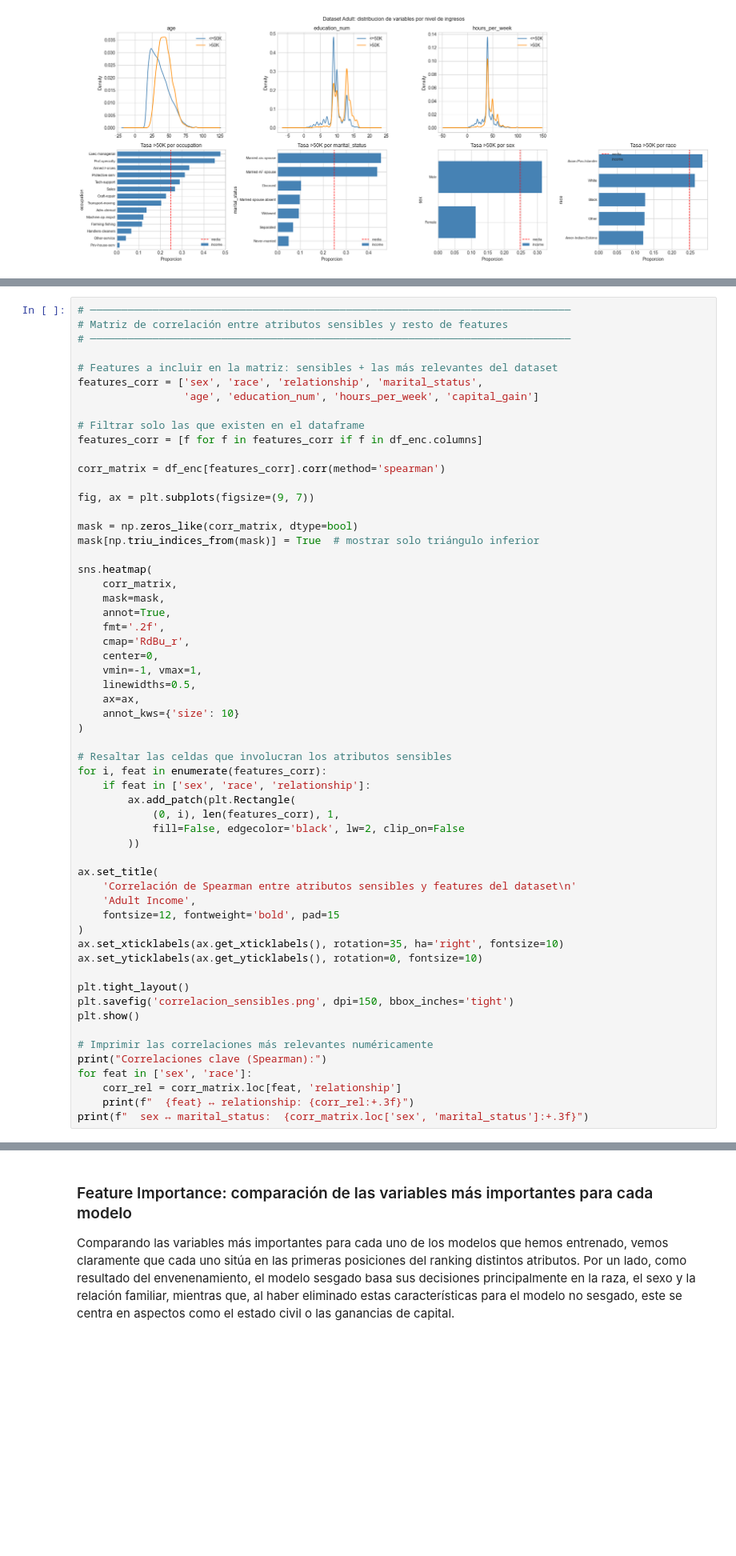
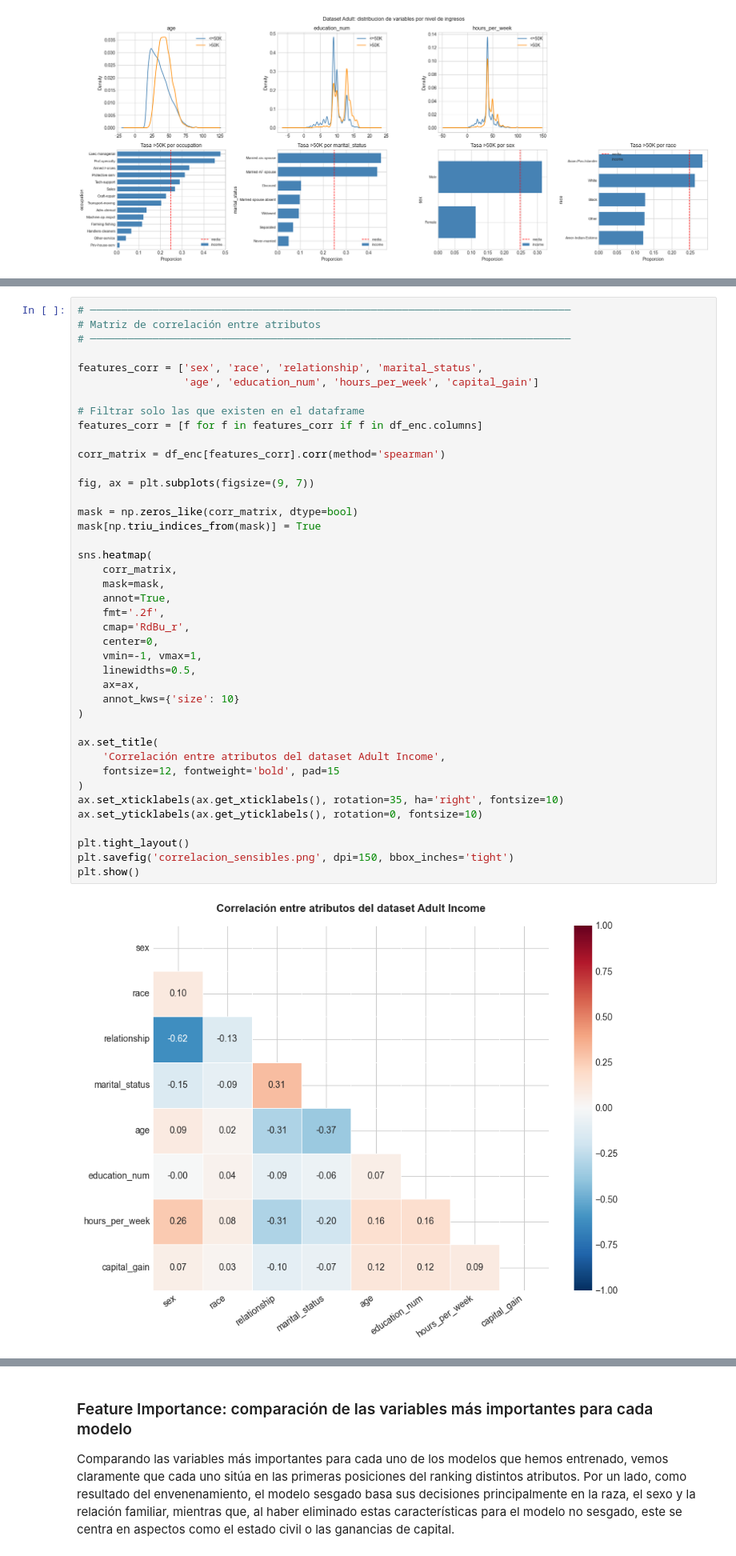
Before and after one commit to pfolgueira/proyecto-xia, a Jupyter notebook: adult_income.ipynb, the cells around one changed output, grey strips where cells are left out. Shown at 80% size. Saved outputs shown, nothing was run; the diff lists cells and outputs as text; blank space fills up the shorter version.

```diff
--- a/adult_income.ipynb
+++ b/adult_income.ipynb
@@ -227,9 +235,8 @@ Tras analizar las distintas variables que componen el dataset, podemos identific
 # %%
 # ─────────────────────────────────────────────────────────────────────────────
-# Matriz de correlación entre atributos sensibles y resto de features
+# Matriz de correlación entre atributos
 # ─────────────────────────────────────────────────────────────────────────────
 
-# Features a incluir en la matriz: sensibles + las más relevantes del dataset
 features_corr = ['sex', 'race', 'relationship', 'marital_status',
                  'age', 'education_num', 'hours_per_week', 'capital_gain']
 
@@ -237,51 +244,37 @@ features_corr = ['sex', 'race', 'relationship', 'marital_status',
 features_corr = [f for f in features_corr if f in df_enc.columns]
 
 corr_matrix = df_enc[features_corr].corr(method='spearman')
 
 fig, ax = plt.subplots(figsize=(9, 7))
 
 mask = np.zeros_like(corr_matrix, dtype=bool)
-mask[np.triu_indices_from(mask)] = True  # mostrar solo triángulo inferior
+mask[np.triu_indices_from(mask)] = True
 
 sns.heatmap(
     corr_matrix,
     mask=mask,
     annot=True,
     fmt='.2f',
     cmap='RdBu_r',
     center=0,
     vmin=-1, vmax=1,
     linewidths=0.5,
     ax=ax,
     annot_kws={'size': 10}
 )
 
-# Resaltar las celdas que involucran los atributos sensibles
-for i, feat in enumerate(features_corr):
-    if feat in ['sex', 'race', 'relationship']:
-        ax.add_patch(plt.Rectangle(
-            (0, i), len(features_corr), 1,
-            fill=False, edgecolor='black', lw=2, clip_on=False
-        ))
-
 ax.set_title(
-    'Correlación de Spearman entre atributos sensibles y features del dataset\n'
-    'Adult Income',
+    'Correlación entre atributos del dataset Adult Income',
     fontsize=12, fontweight='bold', pad=15
 )
 ax.set_xticklabels(ax.get_xticklabels(), rotation=35, ha='right', fontsize=10)
 ax.set_yticklabels(ax.get_yticklabels(), rotation=0, fontsize=10)
 
 plt.tight_layout()
 plt.savefig('correlacion_sensibles.png', dpi=150, bbox_inches='tight')
 plt.show()
-
-# Imprimir las correlaciones más relevantes numéricamente
-print("Correlaciones clave (Spearman):")
-for feat in ['sex', 'race']:
-    corr_rel = corr_matrix.loc[feat, 'relationship']
-    print(f"  {feat} ↔ relationship: {corr_rel:+.3f}")
-print(f"  sex ↔ marital_status:  {corr_matrix.loc['sex', 'marital_status']:+.3f}")
+# %% [output]
+[figure, added]
 # %%
 sensitive_features = ['sex', 'race', 'relationship']
 innocuous_features = [f for f in feature_names if f not in sensitive_features]
```
Also changed, not shown: parts of 9 cells of this notebook, 1 other file.
